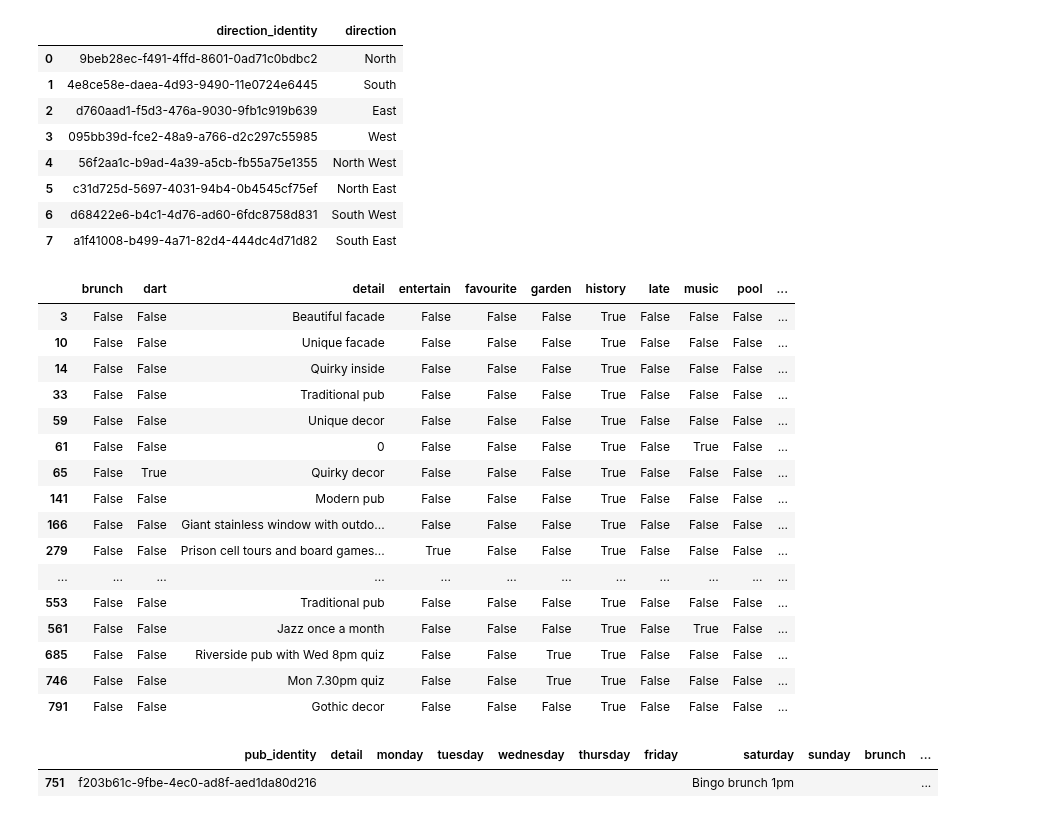
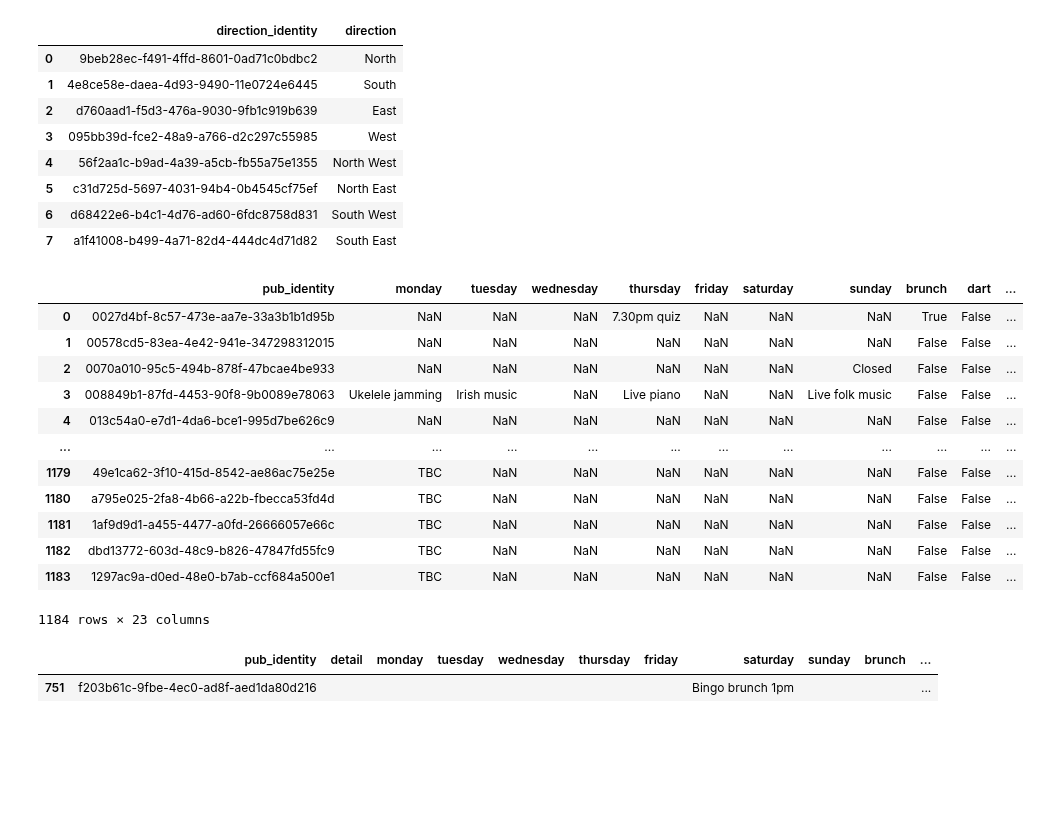
Before and after one commit to cartsmate/thepubcrawls, a Jupyter notebook: stations_edit.ipynb, the cells around one changed output. Drawn from its saved outputs; the diff is of its cells as text; code cells hidden in the pictures; blank space fills up the shorter version.

```diff
--- a/stations_edit.ipynb
+++ b/stations_edit.ipynb
@@ -163,9 +163,30 @@ import os
 import uuid
 import pandas as pd
 cwd = os.getcwd()
-df = pd.read_csv(cwd + '/files/reviews.csv')
-df2 = df.loc[df['history'] == True]
-df2
+df1 = pd.read_csv(cwd + '/files/pubs.csv')
+df2 = pd.read_csv(cwd + '/files/reviews.csv')
+df3 = pd.read_csv(cwd + '/files/diary.csv')
+list(df2)
+df5 = df2[['review_identity',
+'review_deletion',
+'pub_identity',
+'detail',
+'brunch',
+'dart',
+'entertain',
+'favourite',
+'garden',
+'history',
+'late',
+'music',
+'pool',
+'quiz',
+'roast',
+'sport']]
+# df5
+# df2 = df.loc[df['history'] == True]
+# df3 = pd.merge(df, df2, on='pub_identity', how='left')
+# df3[['pub_identity', 'detail', 'monday', 'tuesday', 'wednesday', 'thursday', 'friday', 'saturday', 'sunday']].head(5)
 # df = df.fillna('')
 # df = df.drop('sport', axis=1)
 # df2 = df[(df['detail'] != '') & (df['detail'] != 'TBC') & (df['detail'] != 'Outdoor seating')]
@@ -176,22 +197,30 @@ df2
 
 # df.loc[df['saturday'] == 'undefined', 'saturday'] = ''
 # df
-# df.to_csv(cwd + '/files/diary.csv', index=False, sep=',', encoding='utf-8')
+df5.to_csv(cwd + '/files/reviews.csv', index=False, sep=',', encoding='utf-8')
-# %% [output]
-|  | brunch | dart | detail | entertain | favourite | garden | history | late | music | pool | ... |
-| 3 | False | False | Beautiful facade | False | False | False | True | False | False | False | ... |
-| 10 | False | False | Unique facade | False | False | False | True | False | False | False | ... |
-| 14 | False | False | Quirky inside | False | False | False | True | False | False | False | ... |
-| 33 | False | False | Traditional pub | False | False | False | True | False | False | False | ... |
-| 59 | False | False | Unique decor | False | False | False | True | False | False | False | ... |
-| 61 | False | False | 0 | False | False | False | True | False | True | False | ... |
-| 65 | False | True | Quirky decor | False | False | False | True | False | False | False | ... |
-| 141 | False | False | Modern pub | False | False | False | True | False | False | False | ... |
-| 166 | False | False | Giant stainless window with outdo... | False | False | False | True | False | False | False | ... |
-| 279 | False | False | Prison cell tours and board games... | True | False | False | True | False | False | False | ... |
-| ... | ... | ... | ... | ... | ... | ... | ... | ... | ... | ... | ... |
-| 553 | False | False | Traditional pub | False | False | False | True | False | False | False | ... |
-| 561 | False | False | Jazz once a month | False | False | False | True | False | True | False | ... |
-| 685 | False | False | Riverside pub with Wed 8pm quiz | False | False | True | True | False | False | False | ... |
-| 746 | False | False | Mon 7.30pm quiz | False | False | True | True | False | False | False | ... |
-| 791 | False | False | Gothic decor | False | False | False | True | False | False | False | ... |
+# %%
+# df4 = df3[(df3['detail'] == 'TBC')]
+# df4[['pub_identity', 'detail', 'monday', 'tuesday', 'wednesday', 'thursday', 'friday', 'saturday', 'sunday']].head(5)
+
+df3.loc[df3['detail'] == 'TBC', 'monday'] = 'TBC'
+df3.loc[df3['detail'] == 'TBC', 'tuesday'] = 'TBC'
+df3.loc[df3['detail'] == 'TBC', 'wednesday'] = 'TBC'
+df3.loc[df3['detail'] == 'TBC', 'thursday'] = 'TBC'
+df3.loc[df3['detail'] == 'TBC', 'friday'] = 'TBC'
+df3.loc[df3['detail'] == 'TBC', 'saturday'] = 'TBC'
+df3.loc[df3['detail'] == 'TBC', 'sunday'] = 'TBC'
+df3
+# %% [output]
+|  | pub_identity | monday | tuesday | wednesday | thursday | friday | saturday | sunday | brunch | dart | ... |
+| 0 | 0027d4bf-8c57-473e-aa7e-33a3b1b1d95b | NaN | NaN | NaN | 7.30pm quiz | NaN | NaN | NaN | True | False | ... |
+| 1 | 00578cd5-83ea-4e42-941e-347298312015 | NaN | NaN | NaN | NaN | NaN | NaN | NaN | False | False | ... |
+| 2 | 0070a010-95c5-494b-878f-47bcae4be933 | NaN | NaN | NaN | NaN | NaN | NaN | Closed | False | False | ... |
+| 3 | 008849b1-87fd-4453-90f8-9b0089e78063 | Ukelele jamming | Irish music | NaN | Live piano | NaN | NaN | Live folk music | False | False | ... |
+| 4 | 013c54a0-e7d1-4da6-bce1-995d7be626c9 | NaN | NaN | NaN | NaN | NaN | NaN | NaN | False | False | ... |
+| ... | ... | ... | ... | ... | ... | ... | ... | ... | ... | ... | ... |
+| 1179 | 49e1ca62-3f10-415d-8542-ae86ac75e25e | TBC | NaN | NaN | NaN | NaN | NaN | NaN | False | False | ... |
+| 1180 | a795e025-2fa8-4b66-a22b-fbecca53fd4d | TBC | NaN | NaN | NaN | NaN | NaN | NaN | False | False | ... |
+| 1181 | 1af9d9d1-a455-4477-a0fd-26666057e66c | TBC | NaN | NaN | NaN | NaN | NaN | NaN | False | False | ... |
+| 1182 | dbd13772-603d-48c9-b826-47847fd55fc9 | TBC | NaN | NaN | NaN | NaN | NaN | NaN | False | False | ... |
+| 1183 | 1297ac9a-d0ed-48e0-b7ab-ccf684a500e1 | TBC | NaN | NaN | NaN | NaN | NaN | NaN | False | False | ... |
+1184 rows × 23 columns
```
Also changed, not shown: parts of 1 cell of this notebook, 24 other files.
